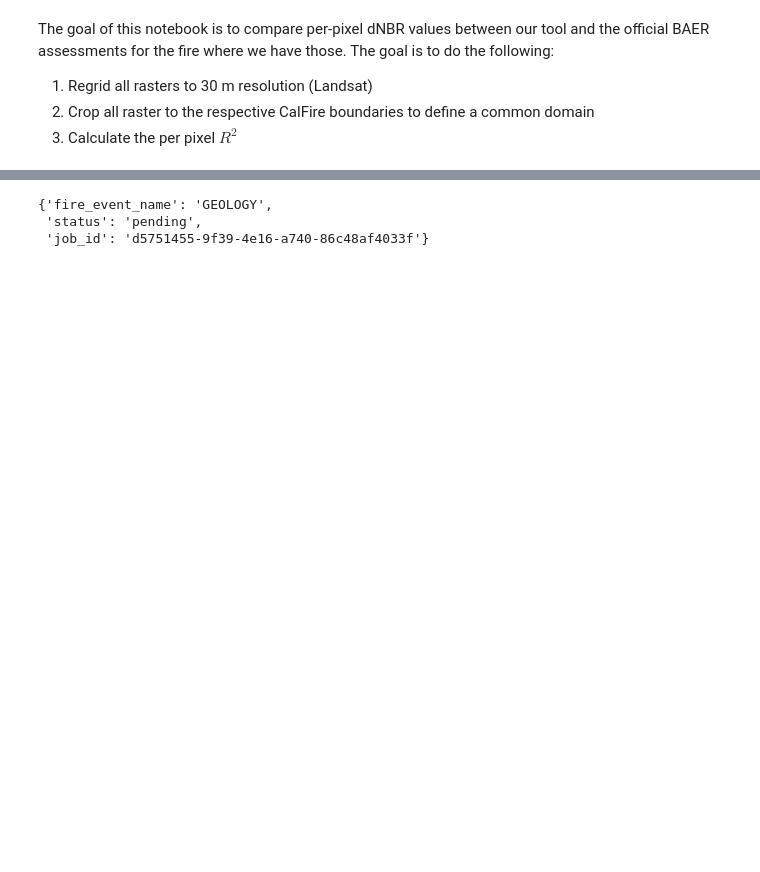
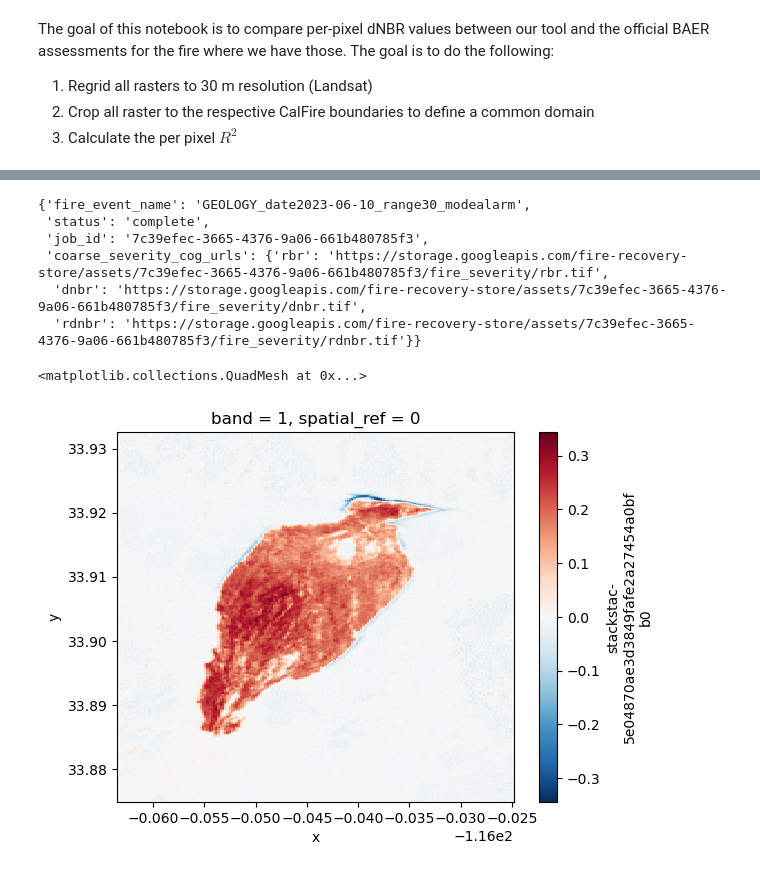
Before and after one commit to SchmidtDSE/fire-recovery-validation, a Jupyter notebook: dNBR_comparison.ipynb, the cells around one changed output, grey strips where cells are left out. Cells and saved outputs as stored; diff of their text form; code cells hidden in the pictures; blank space fills up the shorter version.

```diff
--- a/dNBR_comparison.ipynb
+++ b/dNBR_comparison.ipynb
@@ -20,24 +31,32 @@ The goal of this notebook is to compare per-pixel dNBR values between our tool a
 # %%
 
 
-fire_event_name = 'GEOLOGY'
-job_id = 'd5751455-9f39-4e16-a740-86c48af4033f'
+fire_jobs = pd.read_csv("fire_processing_jobs.csv")
+
+fire_event_name = 'GEOLOGY_date2023-06-10_range30_modealarm'
+row = fire_jobs[fire_jobs['fire_event_name'] == fire_event_name].iloc[0]
+job_id = row['job_id']
+
 request = requests.get(f"https://fire-recovery-backend-dev-113009620257.us-central1.run.app/fire-recovery/result/analyze_fire_severity/{fire_event_name}/{job_id}")
 response_data = request.json()
 response_data
 # %% [output]
-{'fire_event_name': 'GEOLOGY',
- 'status': 'pending',
- 'job_id': 'd5751455-9f39-4e16-a740-86c48af4033f'}
+{'fire_event_name': 'GEOLOGY_date2023-06-10_range30_modealarm',
+ 'status': 'complete',
+ 'job_id': '7c39efec-3665-4376-9a06-661b480785f3',
+ 'coarse_severity_cog_urls': {'rbr': 'https://storage.googleapis.com/fire-recovery-store/assets/7c39efec-3665-4376-9a06-661b480785f3/fire_severity/rbr.tif',
+  'dnbr': 'https://storage.googleapis.com/fire-recovery-store/assets/7c39efec-3665-4376-9a06-661b480785f3/fire_severity/dnbr.tif',
+  'rdnbr': 'https://storage.googleapis.com/fire-recovery-store/assets/7c39efec-3665-4376-9a06-661b480785f3/fire_severity/rdnbr.tif'}}
 # %%
 if response_data.get('status') != 'complete':
     print(f"  Job {fire_event_name} is {response_data.get('status')}")
 
 urls = response_data.get('coarse_severity_cog_urls')
 dnbr_url = urls.get('dnbr')
 rbr_url = urls.get('rbr')
 
-ref_raster = rxr.open_rasterio("dnbr_url")
-plot(ref_raster)
-
-resampled = rxr.open_rasterio("baer/organized/GEOLOGY_2023-06-10/ca3389711605420230610_20230603_20230619_dnbr.tif").rio.reproject_match(ref_30m)
+ref_raster = rxr.open_rasterio(dnbr_url)
+ref_raster.plot()
+# %% [output]
+<matplotlib.collections.QuadMesh at 0x...>
+[figure, added]
```
Also changed, not shown: parts of 3 cells of this notebook, 2 other files.
